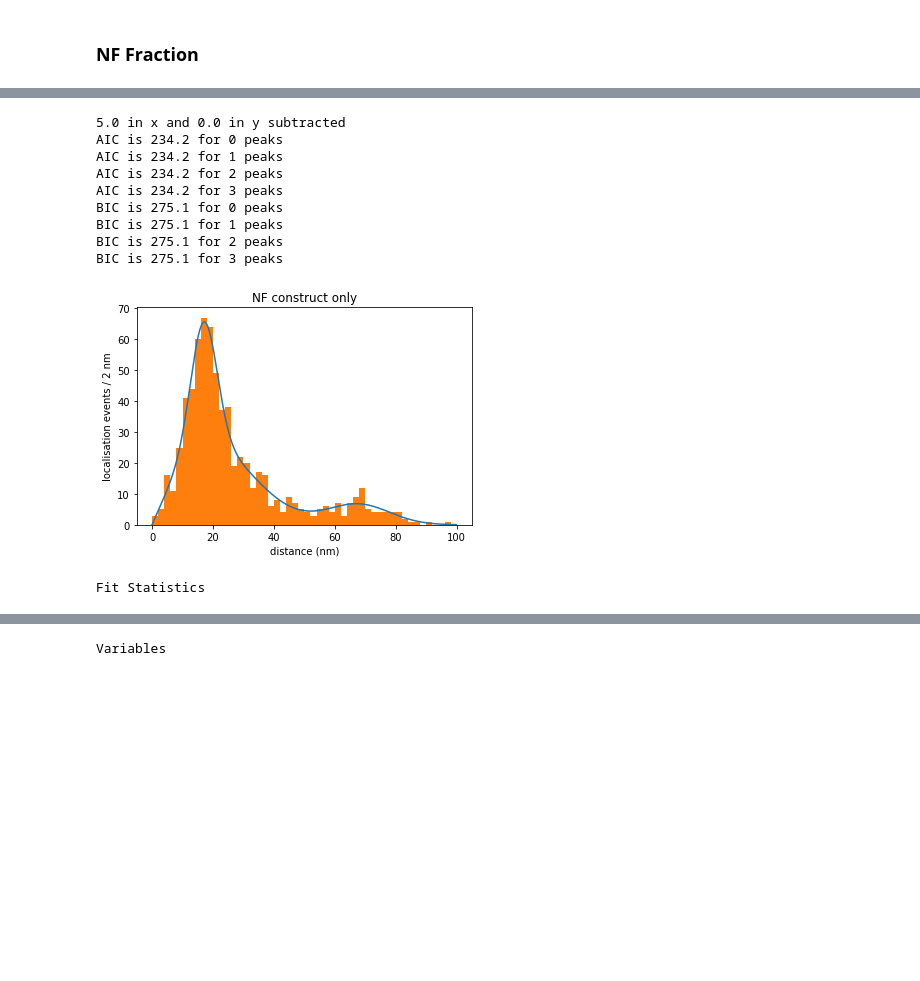
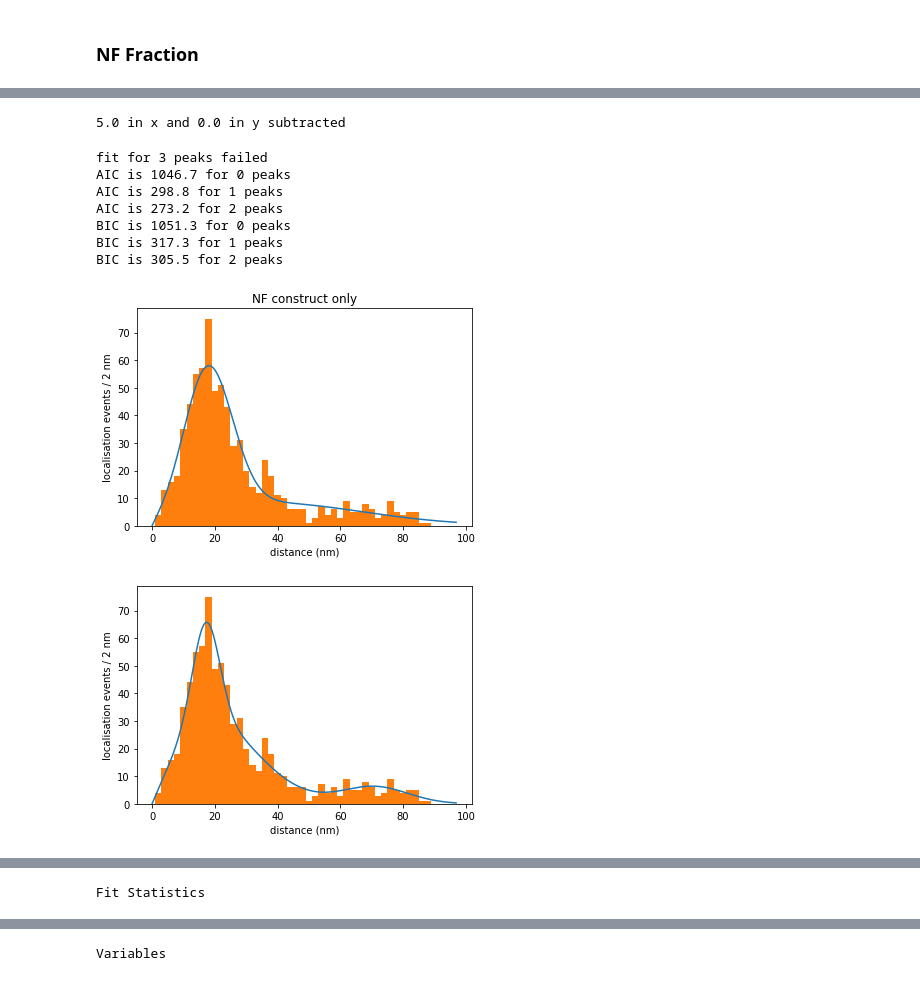
Before and after one commit to Fluorescence-Tools/Seidel, a Jupyter notebook: analysisNotebooks/2020Q1/20200121 C-LR merging datasets.ipynb, the cells around one changed output, grey strips where cells are left out. Drawn from its saved outputs; the diff is of its cells as text; code cells hidden in the pictures; blank space fills up the shorter version.

```diff
--- a/analysisNotebooks/2020Q1/20200121 C-LR merging datasets.ipynb
+++ b/analysisNotebooks/2020Q1/20200121 C-LR merging datasets.ipynb
@@ -103 +193,10 @@ CLR16Jan_stats = df.genStats(CLR16Jan_an, outfile = outfile)
 saving FRET indicators to disc for Margarita
+# %%
+resdir = r'N:\Singlem\singlem20-1\January\16_CLR_overnight\analysis'
+infile = os.path.join(r'N:\Singlem\singlem20-1\January\16_CLR_overnight\analysis\CLR16Jan.spots')
+CLR16Jan = df.loadpickle(infile)
+outname = os.path.join(resdir, 'CLR16Jan_an_gate0.spots')
+CLR16Jan_an = df.analyseLocLst(CLR16Jan, Ggate = 0, Rgate = 0, Ygate = 0,
+                                        verbose = False, framestop = 20, outname = outname)
+outfile = os.path.join(resdir, 'CLR16Jan_gate0.pg4')
+CLR16Jan_stats = df.genStats(CLR16Jan_an, outfile = outfile)
@@ -266 +384,4 @@ plt.show()
 [figure]
+# %%
+fname = r'N:\Singlem\singlem19-4\November\18_CLR_rois_NV\analysis\CLR18Nov_an.spots'
+FRETCLR18Nov = df.loadpickle(fname)
@@ -402,7 +527,7 @@ plt.show()
 # %% [markdown]
 # Merged C-LR
 # %%
-wdir = r'P:\STED-FRET\Origamis\data\CLR'
+wdir = r'P:\STED-FRET\Origamis\data\CLR_spots'
 CLR_merged = []
 for file in os.listdir(wdir):
     if file.endswith('_an.spots'):
@@ -674,46 +691,71 @@ reload(df)
 # %%
+outdir = r'P:\STED-FRET\Origamis\data\CLR_stats\NF_cut'
+
+NF_Lst = df.filterFRETind(CLR_merged, 'proxRatio', 0, 0.6)
+NF_Lst = df.filterFRETind(NF_Lst, 'stoichiometry', 0.2, 0.8)
+NF_stats = df.genStats(NF_Lst)
+
 maxval = 100
 NF_dist = np.array((NF_stats['distx'], NF_stats['disty'])).transpose()
 NF_dist = df.filterVec(NF_dist, maxval = maxval, center = [5,0])
+#NF_dist = df.filterVec(NF_dist, maxval = maxval)
 NF_distnorm = np.linalg.norm(NF_dist, axis = 1)
-outfile = r'K:\vanderVoortN\papers\STED-FRET\figOrigami\Origin\CLR_NF_cut\CLR_distdict_HF.txt'
+outfile = os.path.join(outdir, r'CLR_distdict_NF.txt')
 distDict = {}
 distDict ['distx'] = NF_dist[:,0]
 distDict ['disty'] = NF_dist[:,1]
 distDict['distnorm'] = NF_distnorm
 df.saveDict(distDict, outfile)
 
-modelout = r'K:\vanderVoortN\papers\STED-FRET\figOrigami\Origin\CLR_NF_cut\CLR_NF_chiFit.txt'
-plotout = r'K:\vanderVoortN\papers\STED-FRET\figOrigami\Origin\CLR_NF_cut\CLR_NF_plt.png'
+modelout = os.path.join(outdir, r'CLR_NF_chiFit.txt')
+plotout = os.path.join(outdir, r'CLR_NF_subpopulation.png')
+
+TACout = os.path.join(outdir, r'TAC\NF_cut.txt')
+df.subensembleTAC(NF_Lst, outfile = TACout)
 
 dist = NF_distnorm
 maxbin = 100
-binwidth = 1
+binwidth = 2
 counts, bin_edges, _ = plt.hist(dist, bins = np.arange(0, maxbin, binwidth))
 plt.clf()
 Nbins = bin_edges.shape[0] - 1
 bins = np.zeros(Nbins)
 for i in range(Nbins):
     bins[i] = (bin_edges[i] + bin_edges[i + 1]) / 2
 
+fitres = df.whichChiIsBest( bins, counts, verbose = True )
+df.plotdistr(NF_distnorm, bins, fit = fitres, title = 'NF construct only',
+                           modelout = modelout, plotout = plotout)
+
 p = df.genPeakEst(3, counts, bins)
 p['bg'].set(vary = False, value = 0)
-p['mu2'].set(vary = True, value = 30)
-#p['mu0'].set(vary = False, value = 7.1)
-#p['sig0'].set(vary = False, value = 4.6)
-fitres = df.whichChiIsBest(NF_distnorm, p = p, verbose = True, title = 'NF construct only',
-                           modelout = modelout, plotout = plotout, maxbin = maxbin)
+p['mu0'].set(vary = True, value = 16)
+p['sig0'].set(vary = True, value = 4)
+p['A0'].set(vary = True, value = 500)
+p['mu1'].set(vary = True, value = 0)
+p['sig1'].set(vary = True, value = 20)
+p['A1'].set(vary = True, value = 500)
+p['mu2'].set(vary = True, value = 70)
+p['sig2'].set(vary = True, value = 10)
+p['A2'].set(vary = True, value = 500)
+
+fitres, AIC, *_ = df.fitNChidistr(p, bins, counts)
+df.plotdistr(NF_distnorm, bins, fit = fitres)
 plt.plot(NF_stats['proxRatio'], NF_stats['tauG'], '.')
+print('AIC for custom fit is %.2f' % AIC)
+
+outname = os.path.join(outdir, 'single_Chi_components.csv')
+df.exportChiComponents(outname, bins, fitres.params)
+
 fitres
 # %% [output]
 5.0 in x and 0.0 in y subtracted
-AIC is 234.2 for 0 peaks
-AIC is 234.2 for 1 peaks
-AIC is 234.2 for 2 peaks
-AIC is 234.2 for 3 peaks
-BIC is 275.1 for 0 peaks
-BIC is 275.1 for 1 peaks
-BIC is 275.1 for 2 peaks
-BIC is 275.1 for 3 peaks
+fit for 3 peaks failed
+AIC is 1046.7 for 0 peaks
+AIC is 298.8 for 1 peaks
+AIC is 273.2 for 2 peaks
+BIC is 1051.3 for 0 peaks
+BIC is 317.3 for 1 peaks
+BIC is 305.5 for 2 peaks
-[figure, old version]
+[figure, new version]
-Fit Statistics
+[figure, new version]
@@ -720 +766,2 @@ Fit Statistics
+Fit Statistics
 | fitting method | Nelder-Mead |  |
@@ -728,2 +775,2 @@ Fit Statistics
-Variables
+Variables
 | name | value | initial value | min | max | vary |
```
Also changed, not shown: parts of 51 cells of this notebook, 54 other files.
